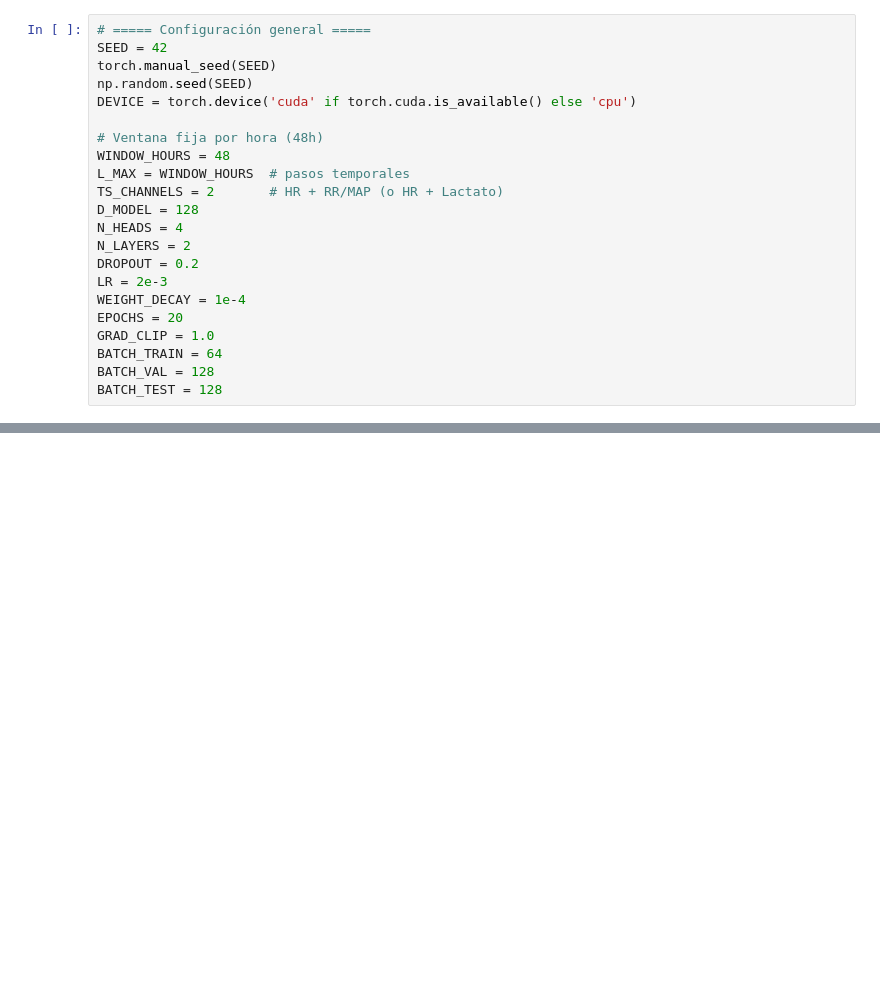
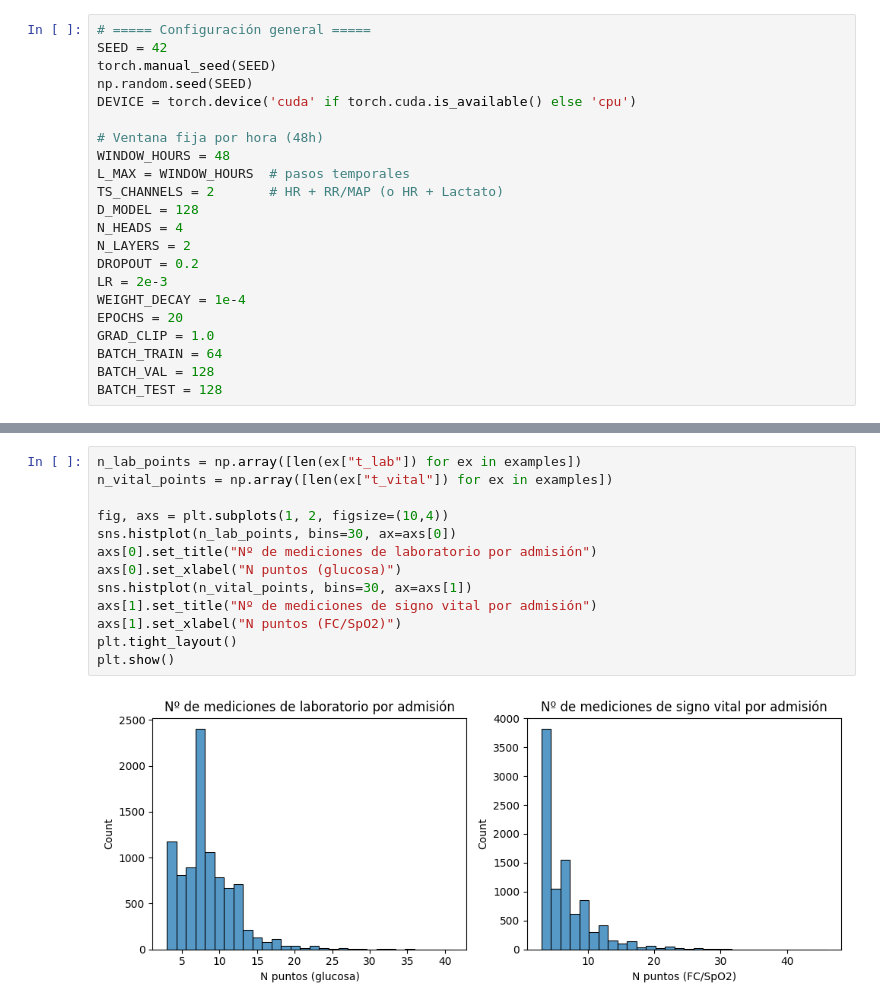
Before and after one commit to gabrielam-projects/DL-timeseries, a Jupyter notebook: Experimentos/mTAN/classification_mimic-iii.ipynb, the cells around one changed output, grey strips where cells are left out. Drawn from its saved outputs; the diff is of its cells as text; blank space fills up the shorter version.

```diff
--- a/Experimentos/mTAN/classification_mimic-iii.ipynb
+++ b/Experimentos/mTAN/classification_mimic-iii.ipynb
@@ -1362,0 +439,15 @@ if __name__ == "__main__":
+# %%
+n_lab_points = np.array([len(ex["t_lab"]) for ex in examples])
+n_vital_points = np.array([len(ex["t_vital"]) for ex in examples])
+
+fig, axs = plt.subplots(1, 2, figsize=(10,4))
+sns.histplot(n_lab_points, bins=30, ax=axs[0])
+axs[0].set_title("Nº de mediciones de laboratorio por admisión")
+axs[0].set_xlabel("N puntos (glucosa)")
+sns.histplot(n_vital_points, bins=30, ax=axs[1])
+axs[1].set_title("Nº de mediciones de signo vital por admisión")
+axs[1].set_xlabel("N puntos (FC/SpO2)")
+plt.tight_layout()
+plt.show()
+# %% [output]
+[figure, added]
```
Also changed, not shown: parts of 36 cells of this notebook, 1 other file.
